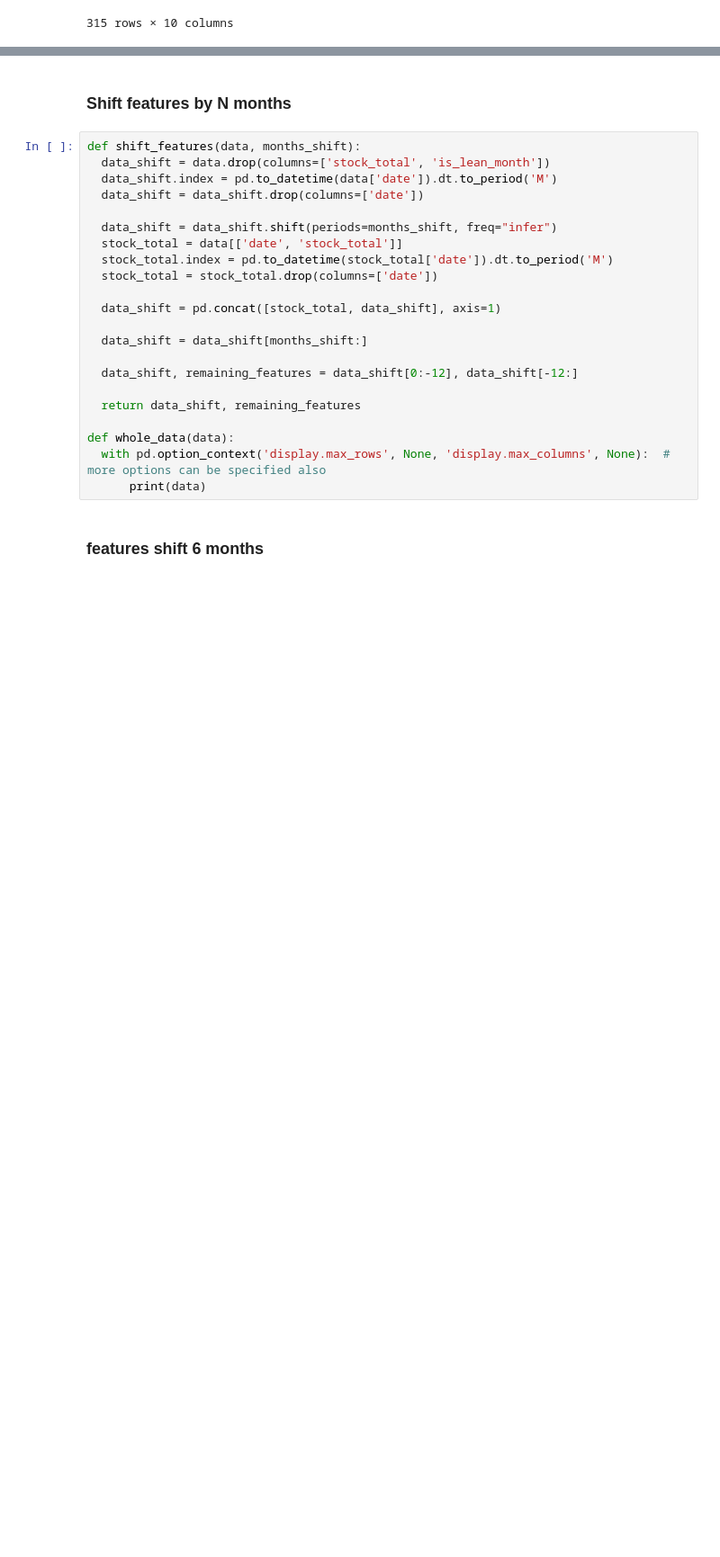
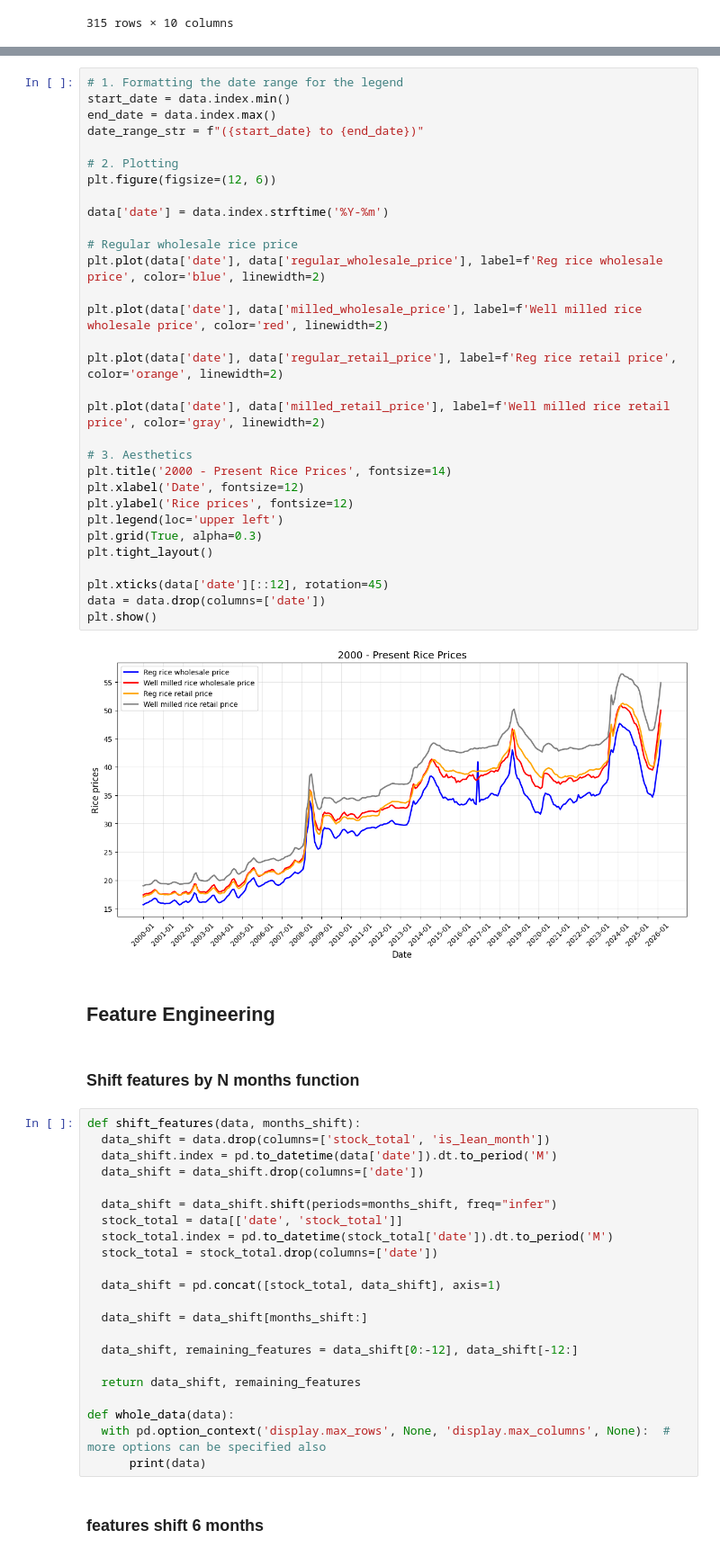
Before and after one commit to emmanresu/Thesis-Keras, a Jupyter notebook: rice_stocks.ipynb, the cells around one changed output, grey strips where cells are left out. Shown at 90% size. Saved outputs shown, nothing was run; the diff lists cells and outputs as text; blank space fills up the shorter version.

```diff
--- a/rice_stocks.ipynb
+++ b/rice_stocks.ipynb
@@ -547,5 +610,40 @@ data
+# %%
+# 1. Formatting the date range for the legend
+start_date = data.index.min()
+end_date = data.index.max()
+date_range_str = f"({start_date} to {end_date})"
+
+# 2. Plotting
+plt.figure(figsize=(12, 6))
+
+data['date'] = data.index.strftime('%Y-%m')
+
+# Regular wholesale rice price
+plt.plot(data['date'], data['regular_wholesale_price'], label=f'Reg rice wholesale price', color='blue', linewidth=2)
+
+plt.plot(data['date'], data['milled_wholesale_price'], label=f'Well milled rice wholesale price', color='red', linewidth=2)
+
+plt.plot(data['date'], data['regular_retail_price'], label=f'Reg rice retail price', color='orange', linewidth=2)
+
+plt.plot(data['date'], data['milled_retail_price'], label=f'Well milled rice retail price', color='gray', linewidth=2)
+
+# 3. Aesthetics
+plt.title('2000 - Present Rice Prices', fontsize=14)
+plt.xlabel('Date', fontsize=12)
+plt.ylabel('Rice prices', fontsize=12)
+plt.legend(loc='upper left')
+plt.grid(True, alpha=0.3)
+plt.tight_layout()
+
+plt.xticks(data['date'][::12], rotation=45)
+data = data.drop(columns=['date'])
+plt.show()
+# %% [output]
+[figure, added]
+# %% [markdown]
+## Feature Engineering
 # %% [markdown]
-### Shift features by N months
+### Shift features by N months function
 # %%
 def shift_features(data, months_shift):
   data_shift = data.drop(columns=['stock_total', 'is_lean_month'])
```
Also changed, not shown: parts of 5 cells of this notebook.
